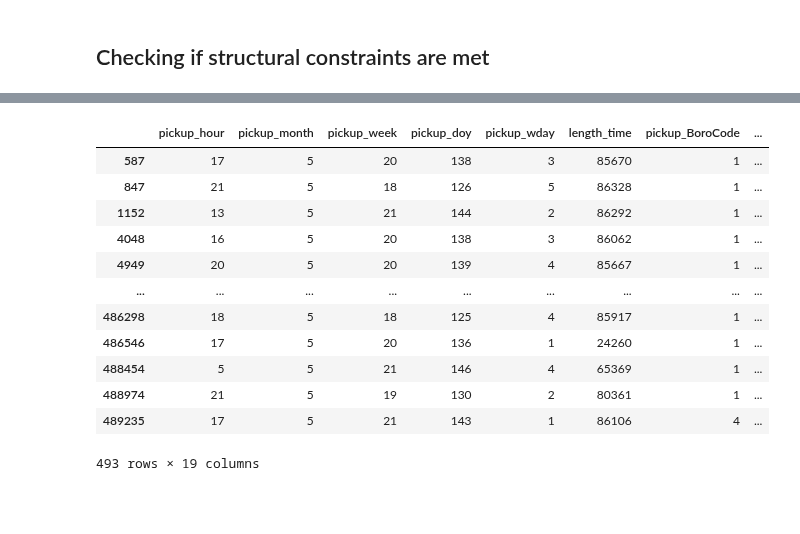
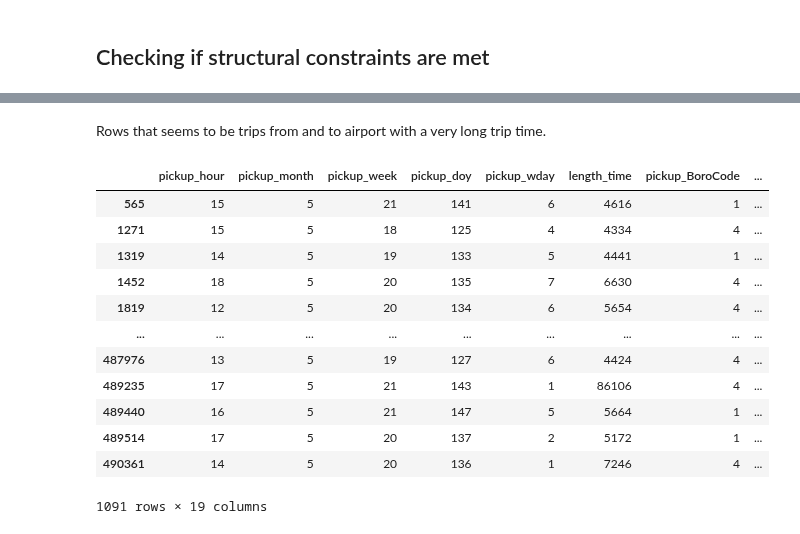
Before and after one commit to MichalKrzyzanski2002/Foundations-Data-Science-Project, a Jupyter notebook: Cleaning.ipynb, the cells around one changed output, grey strips where cells are left out. Cells and saved outputs as stored; diff of their text form; code cells hidden in the pictures; blank space fills up the shorter version.

```diff
--- a/Cleaning.ipynb
+++ b/Cleaning.ipynb
@@ -355,0 +359,13 @@ Every ride from or to JFK costs $52. We should check that this is actually true
+# %%
+pickup_mask = (data["pickup_longitude"] > -73.79) &  (data["pickup_longitude"] < -73.76 ) &  (data["pickup_latitude"] > 40.5 ) &  (data["pickup_latitude"] <40.7  )
+airport_pickup = data.loc[(data["fare_amount"] == 52) & (pickup_mask)]
+
+JFK_min_long = min(airport_pickup["pickup_longitude"])
+JFK_max_long = max(airport_pickup["pickup_longitude"])
+JFK_min_lat = min(airport_pickup["pickup_latitude"])
+JFK_max_lat = max(airport_pickup["pickup_latitude"])
+
+airport_pickup_dropoff_mask =  ((data["pickup_longitude"] > JFK_min_long) & (data["pickup_longitude"] < JFK_max_long) &  (data["pickup_latitude"] > JFK_min_lat ) &  (data["pickup_latitude"] <JFK_max_lat)) |(data["dropoff_longitude"] > JFK_min_long) & (data["dropoff_longitude"] < JFK_max_long) &  (data["dropoff_latitude"] > JFK_min_lat ) &  (data["dropoff_latitude"] <JFK_max_lat)
+airport_pickup_mask =  (data["pickup_longitude"] > JFK_min_long) & (data["pickup_longitude"] < JFK_max_long) &  (data["pickup_latitude"] > JFK_min_lat )
+airport_dropoff_mask = (data["dropoff_longitude"] > JFK_min_long) & (data["dropoff_longitude"] < JFK_max_long) &  (data["dropoff_latitude"] > JFK_min_lat ) &  (data["dropoff_latitude"] <JFK_max_lat)
+data.loc[ (data["fare_amount"] == 52) & (pickup_mask)]
@@ -356,16 +407,18 @@ Every ride from or to JFK costs $52. We should check that this is actually true
+# %% [markdown]
+Rows that seems to be trips from and to airport with a very long trip time.
 # %%
-data.loc[data["length_time"]>20000]
+data.loc[(data["fare_amount"] == 52) & (data["length_time"]>4271) & (airport_pickup_dropoff_mask)]
 # %% [output]
 |  | pickup_hour | pickup_month | pickup_week | pickup_doy | pickup_wday | length_time | pickup_BoroCode | ... |
-| 587 | 17 | 5 | 20 | 138 | 3 | 85670 | 1 | ... |
-| 847 | 21 | 5 | 18 | 126 | 5 | 86328 | 1 | ... |
-| 1152 | 13 | 5 | 21 | 144 | 2 | 86292 | 1 | ... |
-| 4048 | 16 | 5 | 20 | 138 | 3 | 86062 | 1 | ... |
-| 4949 | 20 | 5 | 20 | 139 | 4 | 85667 | 1 | ... |
+| 565 | 15 | 5 | 21 | 141 | 6 | 4616 | 1 | ... |
+| 1271 | 15 | 5 | 18 | 125 | 4 | 4334 | 4 | ... |
+| 1319 | 14 | 5 | 19 | 133 | 5 | 4441 | 1 | ... |
+| 1452 | 18 | 5 | 20 | 135 | 7 | 6630 | 4 | ... |
+| 1819 | 12 | 5 | 20 | 134 | 6 | 5654 | 4 | ... |
 | ... | ... | ... | ... | ... | ... | ... | ... | ... |
-| 486298 | 18 | 5 | 18 | 125 | 4 | 85917 | 1 | ... |
-| 486546 | 17 | 5 | 20 | 136 | 1 | 24260 | 1 | ... |
-| 488454 | 5 | 5 | 21 | 146 | 4 | 65369 | 1 | ... |
-| 488974 | 21 | 5 | 19 | 130 | 2 | 80361 | 1 | ... |
+| 487976 | 13 | 5 | 19 | 127 | 6 | 4424 | 4 | ... |
 | 489235 | 17 | 5 | 21 | 143 | 1 | 86106 | 4 | ... |
+| 489440 | 16 | 5 | 21 | 147 | 5 | 5664 | 1 | ... |
+| 489514 | 17 | 5 | 20 | 137 | 2 | 5172 | 1 | ... |
+| 490361 | 14 | 5 | 20 | 136 | 1 | 7246 | 4 | ... |
-493 rows × 19 columns
+1091 rows × 19 columns
```
Also changed, not shown: parts of 16 cells of this notebook.
